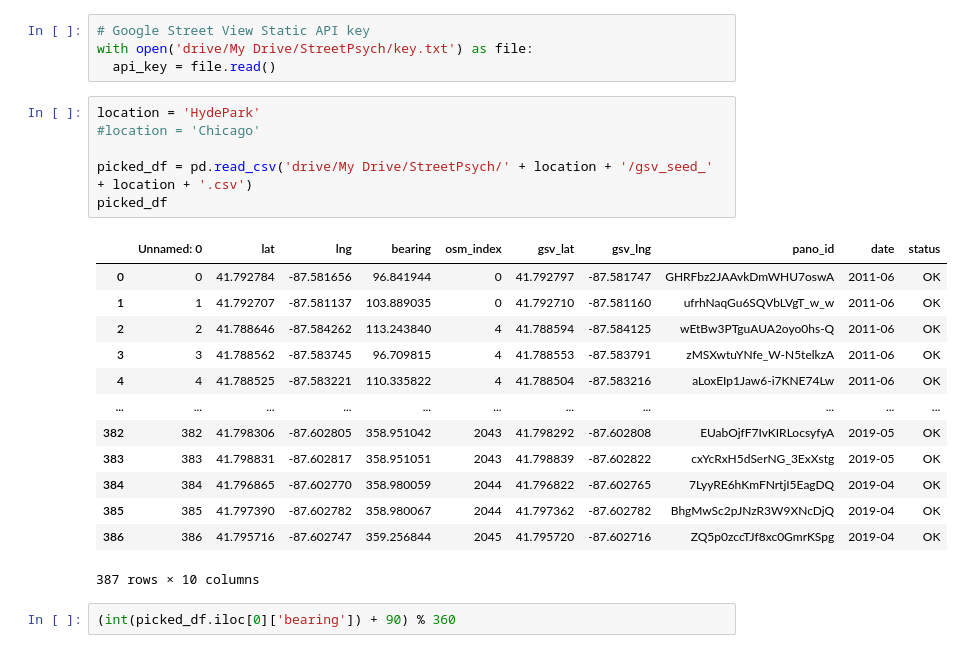
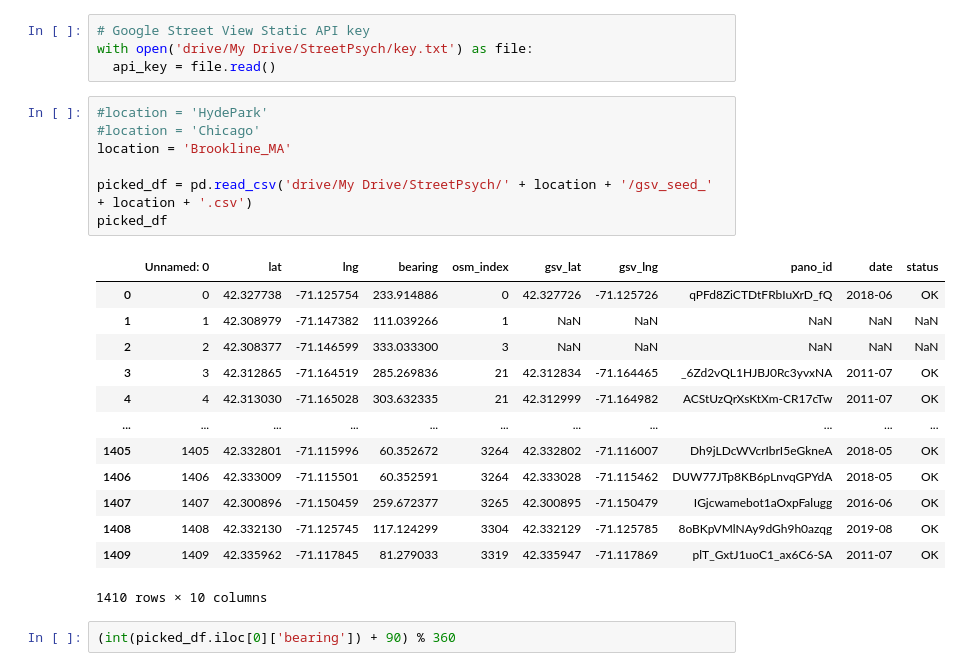
Before and after one commit to kywch/geo-colab, a Jupyter notebook: TreePedia_Step3_getting_gsv.ipynb, the cells around one changed output. Drawn from its saved outputs; the diff is of its cells as text.

```diff
--- a/TreePedia_Step3_getting_gsv.ipynb
+++ b/TreePedia_Step3_getting_gsv.ipynb
@@ -36,25 +37,26 @@ Chicago  HydePark  key.txt
 with open('drive/My Drive/StreetPsych/key.txt') as file:
   api_key = file.read()
 # %%
-location = 'HydePark'
+#location = 'HydePark'
 #location = 'Chicago'
+location = 'Brookline_MA'
 
 picked_df = pd.read_csv('drive/My Drive/StreetPsych/' + location + '/gsv_seed_' + location + '.csv')
 picked_df
 # %% [output]
 |  | Unnamed: 0 | lat | lng | bearing | osm_index | gsv_lat | gsv_lng | pano_id | date | status |
-| 0 | 0 | 41.792784 | -87.581656 | 96.841944 | 0 | 41.792797 | -87.581747 | GHRFbz2JAAvkDmWHU7oswA | 2011-06 | OK |
-| 1 | 1 | 41.792707 | -87.581137 | 103.889035 | 0 | 41.792710 | -87.581160 | ufrhNaqGu6SQVbLVgT_w_w | 2011-06 | OK |
-| 2 | 2 | 41.788646 | -87.584262 | 113.243840 | 4 | 41.788594 | -87.584125 | wEtBw3PTguAUA2oyo0hs-Q | 2011-06 | OK |
-| 3 | 3 | 41.788562 | -87.583745 | 96.709815 | 4 | 41.788553 | -87.583791 | zMSXwtuYNfe_W-N5telkzA | 2011-06 | OK |
-| 4 | 4 | 41.788525 | -87.583221 | 110.335822 | 4 | 41.788504 | -87.583216 | aLoxEIp1Jaw6-i7KNE74Lw | 2011-06 | OK |
+| 0 | 0 | 42.327738 | -71.125754 | 233.914886 | 0 | 42.327726 | -71.125726 | qPFd8ZiCTDtFRbIuXrD_fQ | 2018-06 | OK |
+| 1 | 1 | 42.308979 | -71.147382 | 111.039266 | 1 | NaN | NaN | NaN | NaN | NaN |
+| 2 | 2 | 42.308377 | -71.146599 | 333.033300 | 3 | NaN | NaN | NaN | NaN | NaN |
+| 3 | 3 | 42.312865 | -71.164519 | 285.269836 | 21 | 42.312834 | -71.164465 | _6Zd2vQL1HJBJ0Rc3yvxNA | 2011-07 | OK |
+| 4 | 4 | 42.313030 | -71.165028 | 303.632335 | 21 | 42.312999 | -71.164982 | ACStUzQrXsKtXm-CR17cTw | 2011-07 | OK |
 | ... | ... | ... | ... | ... | ... | ... | ... | ... | ... | ... |
-| 382 | 382 | 41.798306 | -87.602805 | 358.951042 | 2043 | 41.798292 | -87.602808 | EUabOjfF7IvKIRLocsyfyA | 2019-05 | OK |
-| 383 | 383 | 41.798831 | -87.602817 | 358.951051 | 2043 | 41.798839 | -87.602822 | cxYcRxH5dSerNG_3ExXstg | 2019-05 | OK |
-| 384 | 384 | 41.796865 | -87.602770 | 358.980059 | 2044 | 41.796822 | -87.602765 | 7LyyRE6hKmFNrtjI5EagDQ | 2019-04 | OK |
-| 385 | 385 | 41.797390 | -87.602782 | 358.980067 | 2044 | 41.797362 | -87.602782 | BhgMwSc2pJNzR3W9XNcDjQ | 2019-04 | OK |
-| 386 | 386 | 41.795716 | -87.602747 | 359.256844 | 2045 | 41.795720 | -87.602716 | ZQ5p0zccTJf8xc0GmrKSpg | 2019-04 | OK |
+| 1405 | 1405 | 42.332801 | -71.115996 | 60.352672 | 3264 | 42.332802 | -71.116007 | Dh9jLDcWVcrIbrI5eGkneA | 2018-05 | OK |
+| 1406 | 1406 | 42.333009 | -71.115501 | 60.352591 | 3264 | 42.333028 | -71.115462 | DUW77JTp8KB6pLnvqGPYdA | 2018-05 | OK |
+| 1407 | 1407 | 42.300896 | -71.150459 | 259.672377 | 3265 | 42.300895 | -71.150479 | IGjcwamebot1aOxpFalugg | 2016-06 | OK |
+| 1408 | 1408 | 42.332130 | -71.125745 | 117.124299 | 3304 | 42.332129 | -71.125785 | 8oBKpVMlNAy9dGh9h0azqg | 2019-08 | OK |
+| 1409 | 1409 | 42.335962 | -71.117845 | 81.279033 | 3319 | 42.335947 | -71.117869 | plT_GxtJ1uoC1_ax6C6-SA | 2011-07 | OK |
-387 rows × 10 columns
+1410 rows × 10 columns
 # %%
 (int(picked_df.iloc[0]['bearing']) + 90) % 360
 # %% [output]
```
Also changed, not shown: parts of 13 cells of this notebook.
